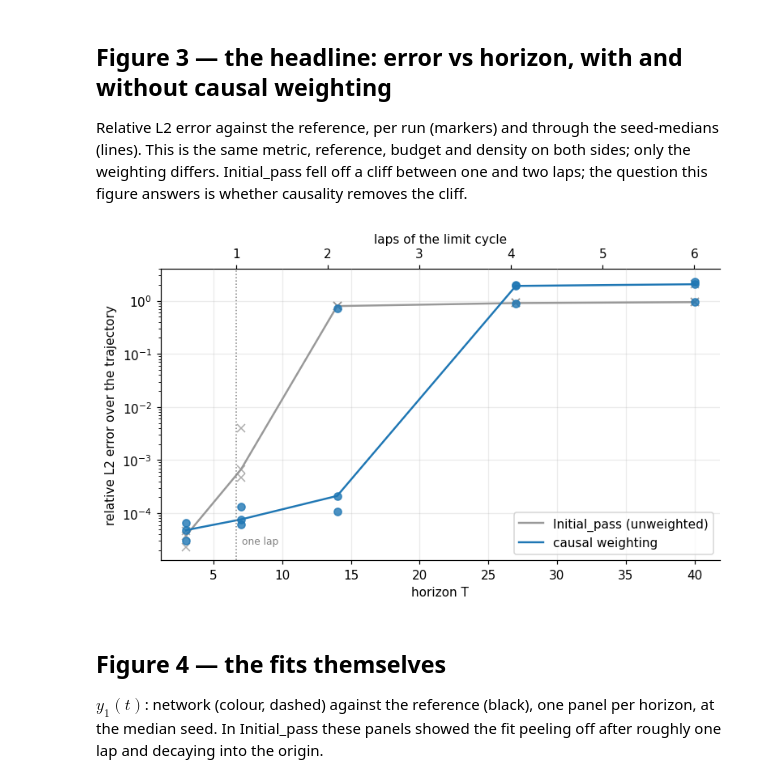
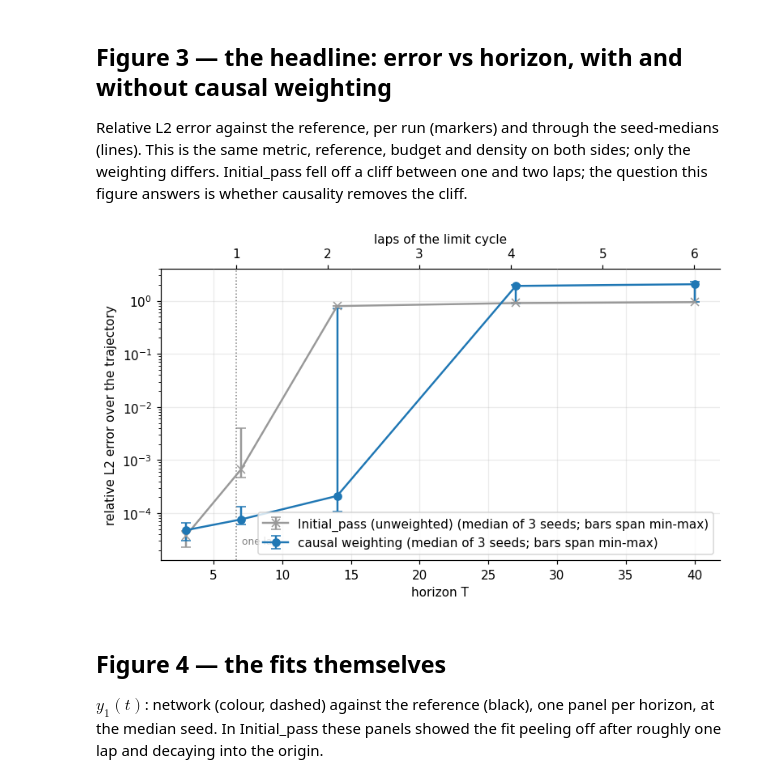
Before and after one commit to GeorgeWilliam1999/Van_Der_Pole, a Jupyter notebook: continuous_time_network/Causal_weighting/causal_weighting_sweep.ipynb, the cells around one changed output. Saved outputs shown, nothing was run; the diff lists cells and outputs as text; code cells hidden in the pictures.

```diff
--- a/continuous_time_network/Causal_weighting/causal_weighting_sweep.ipynb
+++ b/continuous_time_network/Causal_weighting/causal_weighting_sweep.ipynb
@@ -185,22 +185,26 @@ figure answers is whether causality removes the cliff.
 # %%
 fig, ax = plt.subplots(figsize=(7.2, 4.4))
 for df, colour, marker, label in [(initial, "0.6", "x", "Initial_pass (unweighted)"),
                                   (summary, "C0", "o", "causal weighting")]:
-    ax.semilogy(df.horizon, df.rel_l2, marker, color=colour, ms=6, alpha=0.8)
-    med = df.groupby("horizon").rel_l2.median()
-    ax.semilogy(med.index, med.values, "-", color=colour, lw=1.6, label=label)
+    g = df.groupby("horizon").rel_l2
+    med, lo, hi = g.median(), g.min(), g.max()
+    ax.errorbar(med.index, med.values,
+                yerr=[med.values - lo.values, hi.values - med.values],
+                fmt=marker + "-", color=colour, lw=1.6, capsize=4, ms=6,
+                label=f"{label} (median of 3 seeds; bars span min-max)")
+ax.set_yscale("log")
 ax.axvline(LAP, color="grey", ls=":", lw=1)
 ax.text(LAP + 0.4, ax.get_ylim()[0] * 2, "one lap", color="grey", fontsize=8)
 ax.set_xlabel("horizon T")
 ax.set_ylabel("relative L2 error over the trajectory")
 ax.legend()
 top = ax.secondary_xaxis("top", functions=(lambda x: x / LAP, lambda x: x * LAP))
 top.set_xlabel("laps of the limit cycle")
 fig.tight_layout()
 fig.savefig(FIGURES / "03_error_vs_horizon_comparison.png", bbox_inches="tight")
 plt.show()
 # %% [output]
-[figure, old version]
+[figure, new version]
 # %% [markdown]
 ## Figure 4 — the fits themselves
 
```
Also changed, not shown: parts of 4 cells of this notebook, 18 other files.
